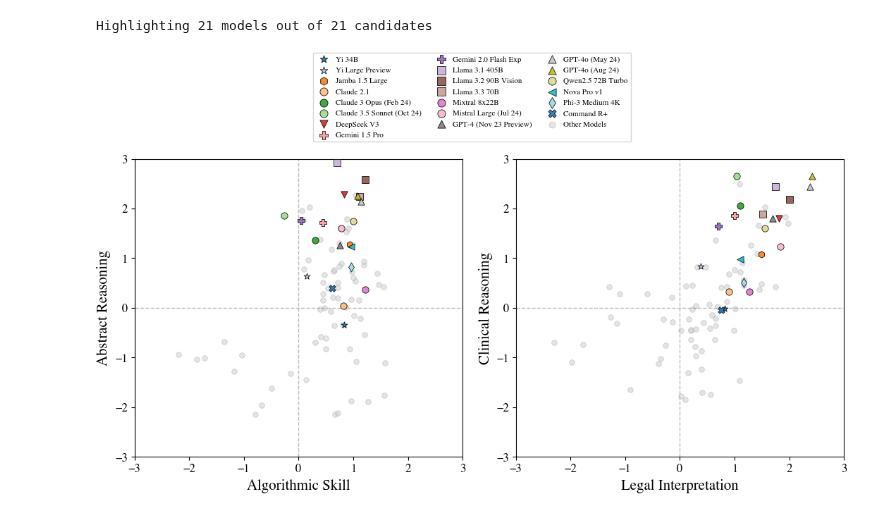
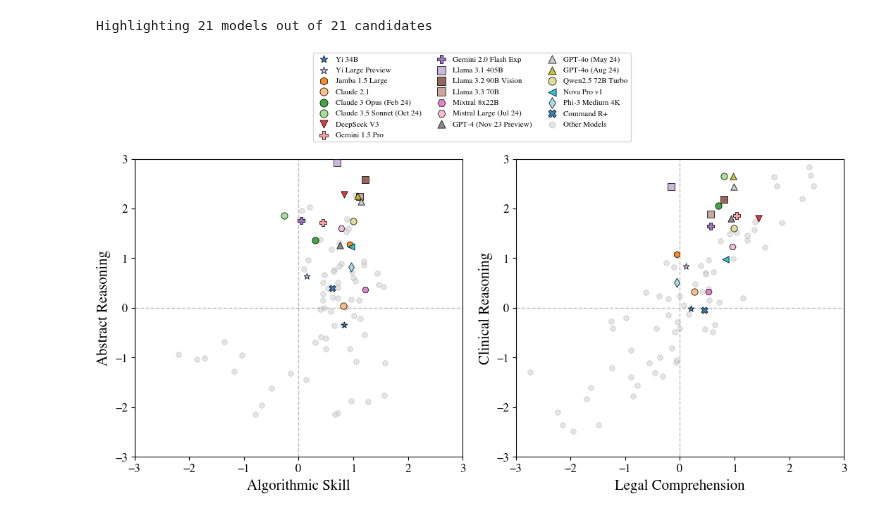
Before and after one commit to ronanhansel/reeval-multi, a Jupyter notebook: mirt-official/demo-scale.ipynb, the cells around one changed output. Cells and saved outputs as stored; diff of their text form; code cells hidden in the pictures.

Commit message:
feat: checkpoint plot

```diff
--- a/mirt-official/demo-scale.ipynb
+++ b/mirt-official/demo-scale.ipynb
@@ -94,7 +94,8 @@ plt.rcParams.update(style.rcparams)
 
 
 def compute_pca(theta_df, a_df, item_ids, adjust_difficulty=True,
-                     return_mean_vector=False, variance_threshold=0.8, b_series=None, save_path='../result/PCA_explained.pdf'):
+                     return_mean_vector=False, variance_threshold=0.8, b_series=None, save_path='../result/PCA_explained.pdf',
+                     num_pcs=None):
     """
     Compute math-specific ability dimensions using PCA on discrimination vectors,
     and plot explained variance with threshold.
@@ -127,8 +128,12 @@ def compute_pca(theta_df, a_df, item_ids, adjust_difficulty=True,
         A_math = A_math.multiply(weights, axis=0)
 
     # 3. Fit PCA on all math items
-    pca = PCA()
-    pca.fit(A_math.values)
+    if num_pcs is None:
+        pca = PCA()
+        pca.fit(A_math.values)
+    else:
+        pca = PCA(n_components=num_pcs)
+        pca.fit(A_math.values)
 
     pca_vectors = pca.components_  # shape: n_pcs x n_factors
     # Normalize each PC to unit vector
@@ -498,13 +503,14 @@ print(num_pcs)
 [figure]
 7
 # %%
-legalbench_scores = compute_scalar_ability(theta_df, a_df, b_series, scenario_questions, -v_pca[0])
+legalbench_scores = compute_scalar_ability(theta_df, a_df, b_series, scenario_questions)
+legalbench_scores_pca = compute_scalar_ability(theta_df, a_df, b_series, scenario_questions, v_pca[6])
 
 conv_benchmark_scores = resmat[resmat.columns[resmat.columns.get_level_values('scenario').isin(conv_dataset)]].mean(axis=1)
 mean_convergent_corr = (legalbench_scores.corr(conv_benchmark_scores, method='spearman'))
 display(mean_convergent_corr)
 
-div_benchmark_scores = resmat[resmat.columns[resmat.columns.get_level_values('scenario').isin(div_dataset)]].mean(axis=1)
+div_benchmark_scores = resmat[resmat.columns[~resmat.columns.get_level_values('scenario').isin(conv_dataset)]].mean(axis=1)
 mean_divergent_corr = (legalbench_scores.corr(div_benchmark_scores, method='spearman'))
 display(mean_divergent_corr)
 # %% [output]
@@ -607,13 +617,14 @@ print(num_pcs)
 [figure]
 7
 # %%
-med_qa_scores = compute_scalar_ability(theta_df, a_df, b_series, scenario_questions, v_pca[1])
+med_qa_scores = compute_scalar_ability(theta_df, a_df, b_series, scenario_questions)
+med_qa_scores_pca = compute_scalar_ability(theta_df, a_df, b_series, scenario_questions, v_pca[1])
 
 conv_benchmark_scores = resmat[resmat.columns[resmat.columns.get_level_values('scenario').isin(conv_dataset)]].mean(axis=1)
-mean_convergent_corr = (med_qa_scores.corr(conv_benchmark_scores, method='spearman'))
+mean_convergent_corr = abs(med_qa_scores.corr(conv_benchmark_scores, method='spearman'))
 display(mean_convergent_corr)
 
-div_benchmark_scores = resmat[resmat.columns[resmat.columns.get_level_values('scenario').isin(div_dataset)]].mean(axis=1)
-mean_divergent_corr = (med_qa_scores.corr(div_benchmark_scores, method='spearman'))
+div_benchmark_scores = resmat[resmat.columns[~resmat.columns.get_level_values('scenario').isin(conv_dataset)]].mean(axis=1)
+mean_divergent_corr = abs(med_qa_scores.corr(div_benchmark_scores, method='spearman'))
 display(mean_divergent_corr)
 # %% [output]
@@ -930,6 +945,7 @@ company_markers = {
     'cohere': 'X',
     '01-ai': '*',
     'amazon': '<',
+    'mistralai': 'H',
 }
 # %% [output]
 Highlighting 21 models out of 21 candidates
@@ -996,8 +1012,8 @@ other_pc2_common = med_qa_scores.loc[other_indices]
 
 # Plot highlighted models (same models, colors, and markers as subplot 1)
 for model_name in models_to_highlight:
-    pc1_score = legalbench_scores.loc[model_name]
-    pc2_score = med_qa_scores.loc[model_name]
+    pc1_score = legalbench_scores_pca.loc[model_name]
+    pc2_score = med_qa_scores_pca.loc[model_name]
     ax2.scatter(pc1_score, pc2_score,
                color=model_colors[model_name],
                marker=model_markers[model_name],
@@ -1005,32 +1021,32 @@ for model_name in models_to_highlight:
                alpha=0.9,
                edgecolors='black',
                linewidth=0.6,
                zorder=3)  # No label to avoid duplicate
 
 ax2.scatter(other_pc1_common, other_pc2_common,
            color='lightgray',
            marker='o',
            s=30,
            alpha=0.6,
            edgecolors='gray',
            linewidth=0.3)  # No label to avoid duplicate
 
 # Add quadrant lines and customize
 ax2.axhline(y=0, color='gray', linestyle='--', alpha=0.5, linewidth=1)
 ax2.axvline(x=0, color='gray', linestyle='--', alpha=0.5, linewidth=1)
-ax2.set_xlabel('Legal Interpretation')
+ax2.set_xlabel('Legal Comprehension')
 ax2.set_ylabel('Clinical Reasoning')
 ax2.set_xlim(-3, 3)
 ax2.set_ylim(-3, 3)
 
 # Add shared legend (only from first subplot to avoid duplicates)
 fig.legend(bbox_to_anchor=(0.5, 1.08), loc='upper center', fontsize=8,
           ncol=3, frameon=True, fancybox=True, shadow=False,
           markerscale=1.2, handletextpad=0.5, columnspacing=1.5)
 
 plt.tight_layout()
 plt.subplots_adjust(top=0.82)  # Create more space at top for legend
 plt.savefig('../result/model_comparison_combined_skills.pdf', bbox_inches='tight', dpi=300)
 plt.show()
 # %% [output]
-[figure, old version]
+[figure, new version]
```
Also changed, not shown: parts of 11 cells of this notebook, 5 other files.
